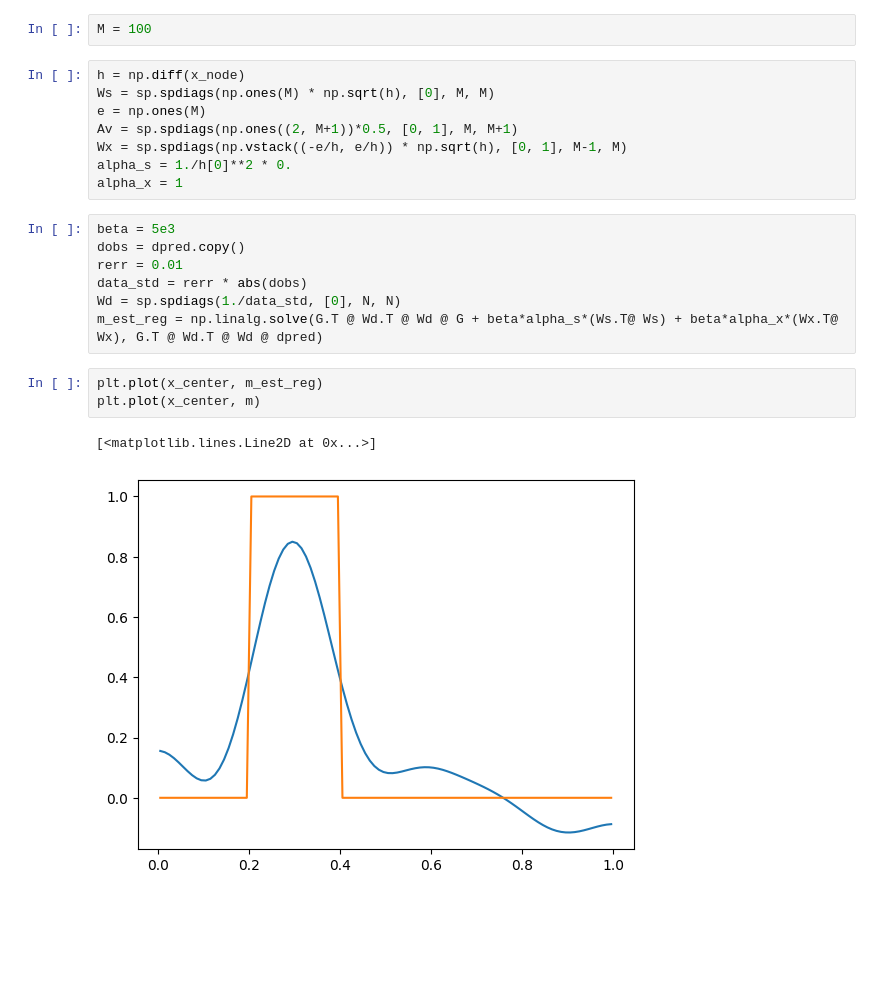
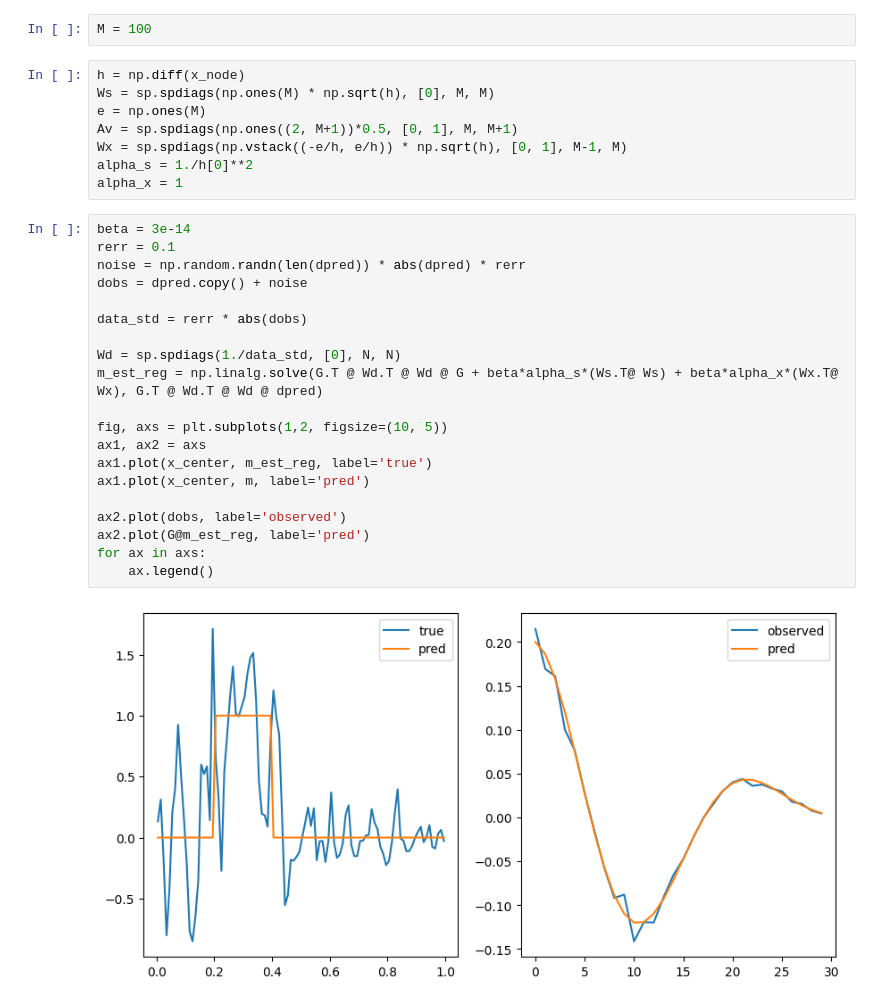
Before and after one commit to emgeolab/geol-4250, a Jupyter notebook: linear_inversion/linear_tikhonov.ipynb, the cells around one changed output. Saved outputs shown, nothing was run; the diff lists cells and outputs as text; blank space fills up the shorter version.

```diff
--- a/linear_inversion/linear_tikhonov.ipynb
+++ b/linear_inversion/linear_tikhonov.ipynb
@@ -124,18 +124,27 @@ Ws = sp.spdiags(np.ones(M) * np.sqrt(h), [0], M, M)
 e = np.ones(M)
 Av = sp.spdiags(np.ones((2, M+1))*0.5, [0, 1], M, M+1)
 Wx = sp.spdiags(np.vstack((-e/h, e/h)) * np.sqrt(h), [0, 1], M-1, M)
-alpha_s = 1./h[0]**2 * 0.
+alpha_s = 1./h[0]**2
 alpha_x = 1
-# %%
-beta = 5e3
-dobs = dpred.copy()
-rerr = 0.01
-data_std = rerr * abs(dobs)
-Wd = sp.spdiags(1./data_std, [0], N, N)
-m_est_reg = np.linalg.solve(G.T @ Wd.T @ Wd @ G + beta*alpha_s*(Ws.T@ Ws) + beta*alpha_x*(Wx.T@ Wx), G.T @ Wd.T @ Wd @ dpred)
 # %%
-plt.plot(x_center, m_est_reg)
-plt.plot(x_center, m)
+beta = 3e-14
+rerr = 0.1
+noise = np.random.randn(len(dpred)) * abs(dpred) * rerr
+dobs = dpred.copy() + noise
+
+data_std = rerr * abs(dobs)
+
+Wd = sp.spdiags(1./data_std, [0], N, N)
+m_est_reg = np.linalg.solve(G.T @ Wd.T @ Wd @ G + beta*alpha_s*(Ws.T@ Ws) + beta*alpha_x*(Wx.T@ Wx), G.T @ Wd.T @ Wd @ dpred)
+
+fig, axs = plt.subplots(1,2, figsize=(10, 5))
+ax1, ax2 = axs
+ax1.plot(x_center, m_est_reg, label='true')
+ax1.plot(x_center, m, label='pred')
+
+ax2.plot(dobs, label='observed')
+ax2.plot(G@m_est_reg, label='pred')
+for ax in axs:
+    ax.legend()
 # %% [output]
-[<matplotlib.lines.Line2D at 0x...>]
-[figure, old version]
+[figure, new version]
```
Also changed, not shown: parts of 5 cells of this notebook.
